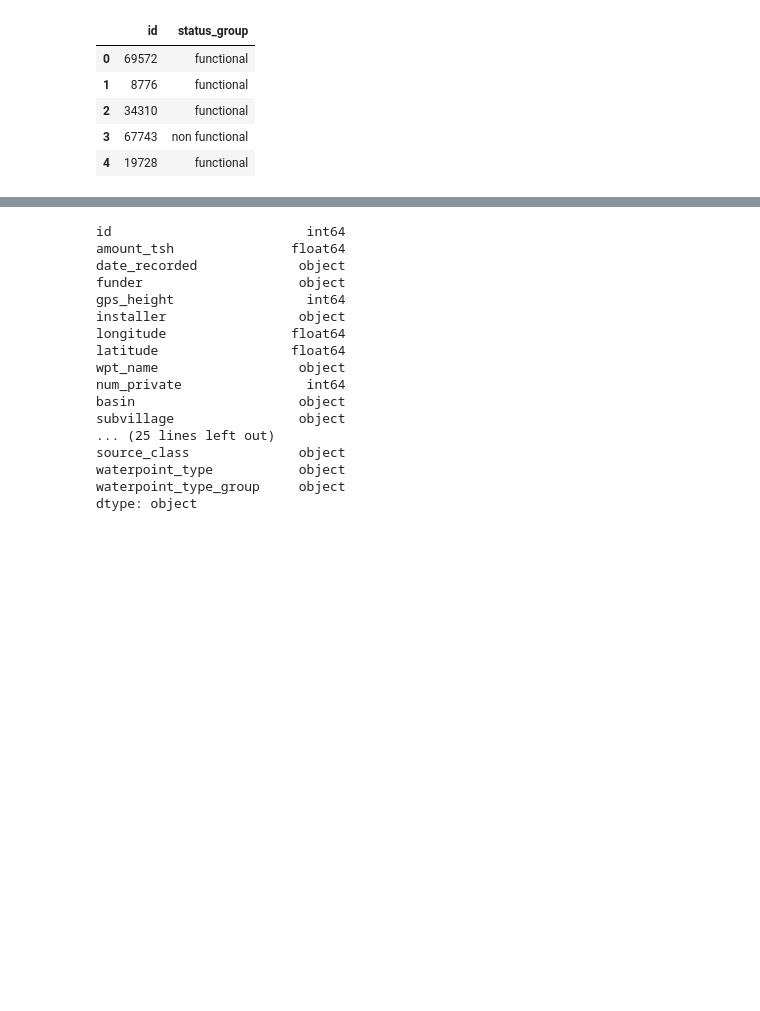
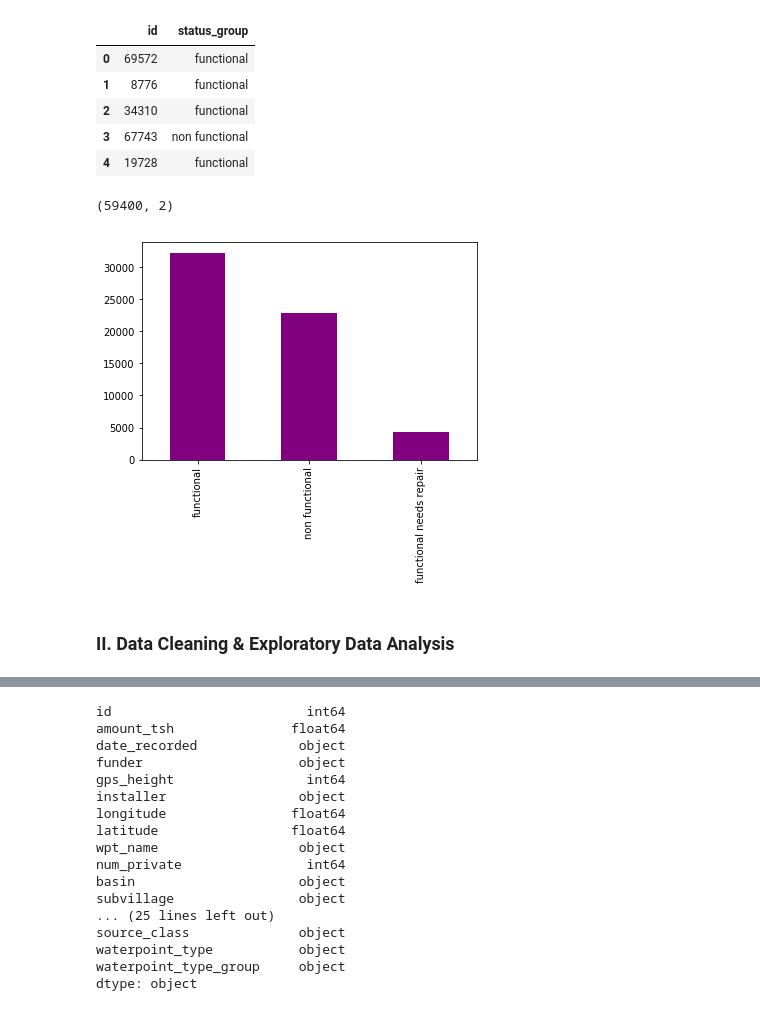
Before and after one commit to MagicMilly/dsc-3-final-project-online-ds-ft-100118, a Jupyter notebook: student.ipynb, the cells around one changed output, grey strips where cells are left out. Saved outputs shown, nothing was run; the diff lists cells and outputs as text; code cells hidden in the pictures; blank space fills up the shorter version.

Commit message:
just cleaning and exploring

```diff
--- a/student.ipynb
+++ b/student.ipynb
@@ -98,6 +108,16 @@ target_df.head()
 | 2 | 34310 | functional |
 | 3 | 67743 | non functional |
 | 4 | 19728 | functional |
+# %%
+target_df.shape
+# %% [output]
+(59400, 2)
+# %%
+target_df.status_group.value_counts().plot(kind='bar', color='purple');
+# %% [output]
+[figure, added]
+# %% [markdown]
+### II. Data Cleaning & Exploratory Data Analysis
 # %%
 feature_df.describe()
 # %% [output]
```
Also changed, not shown: parts of 28 cells of this notebook.
